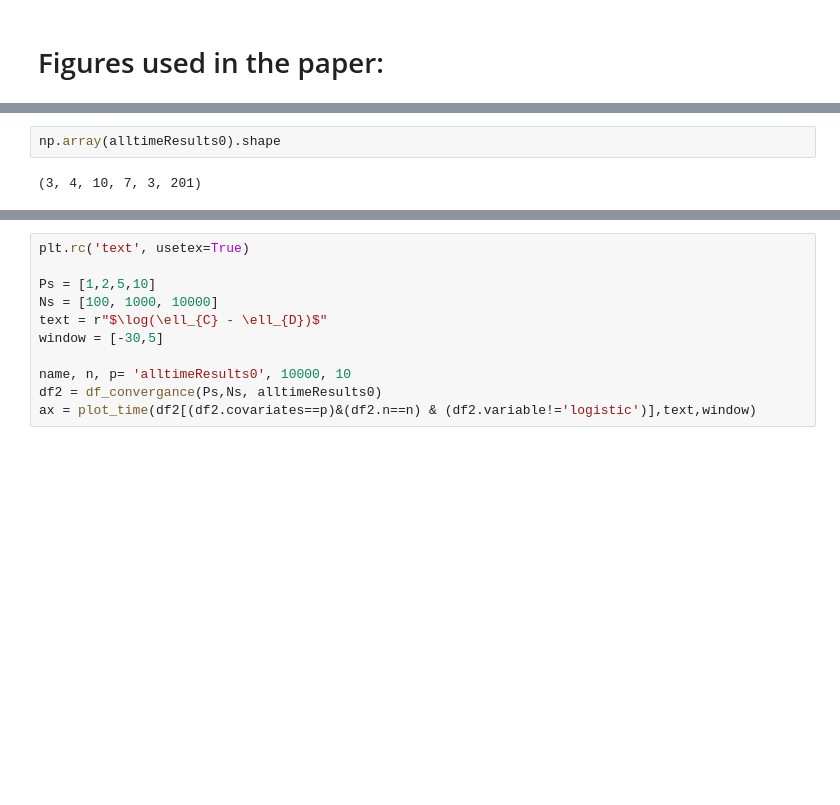
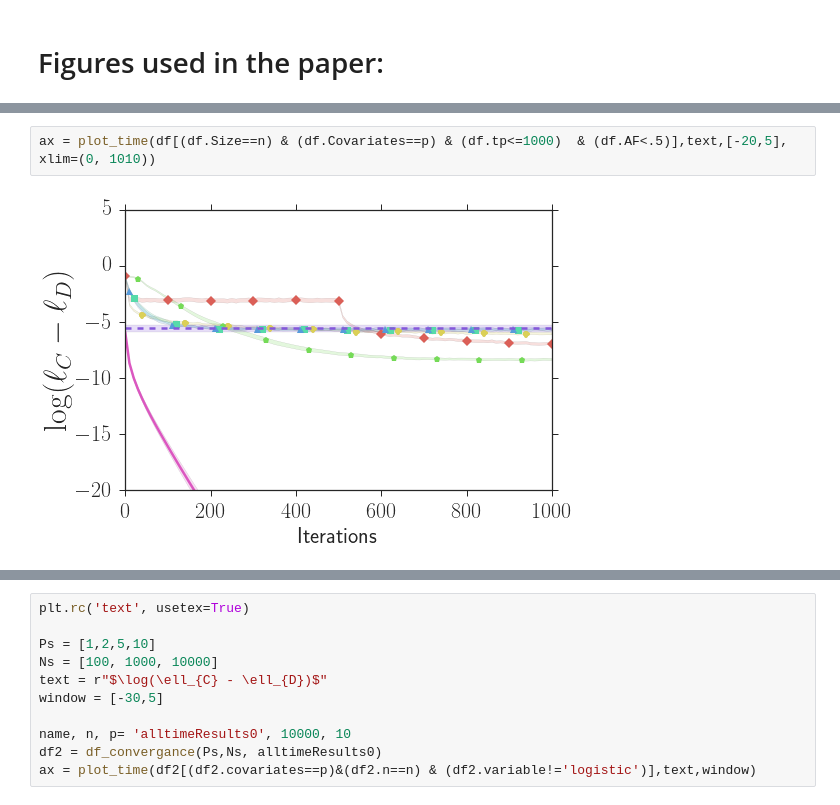
Before and after one commit to apoursh/Decentralized_reg, a Jupyter notebook: Results.ipynb, the cells around one changed output, grey strips where cells are left out. Saved outputs shown, nothing was run; the diff lists cells and outputs as text; blank space fills up the shorter version.

```diff
--- a/Results.ipynb
+++ b/Results.ipynb
@@ -668,4 +763,4 @@ ax = plot_pn(df[df.n==n],text,[-30,5])
-# %%
-np.array(alltimeResults0).shape
-# %% [output]
-(3, 4, 10, 7, 3, 201)
+# %%
+ax = plot_time(df[(df.Size==n) & (df.Covariates==p) & (df.tp<=1000)  & (df.AF<.5)],text,[-20,5], xlim=(0, 1010))
+# %% [output]
+[figure, added]
```
Also changed, not shown: parts of 19 cells of this notebook.
